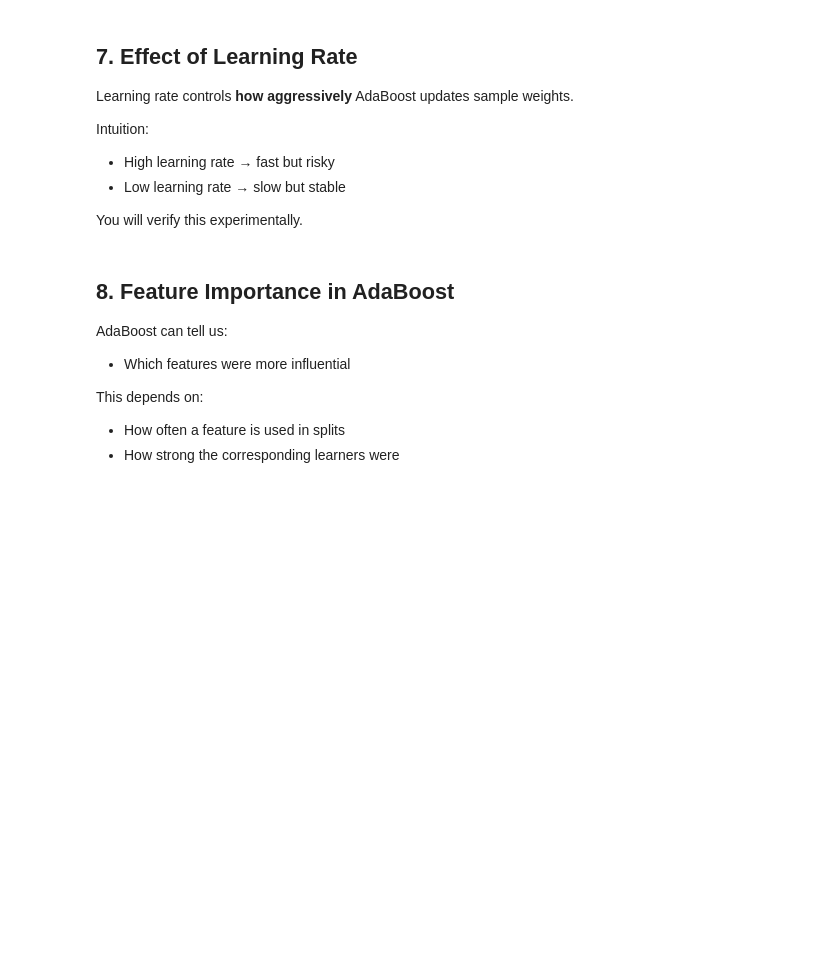
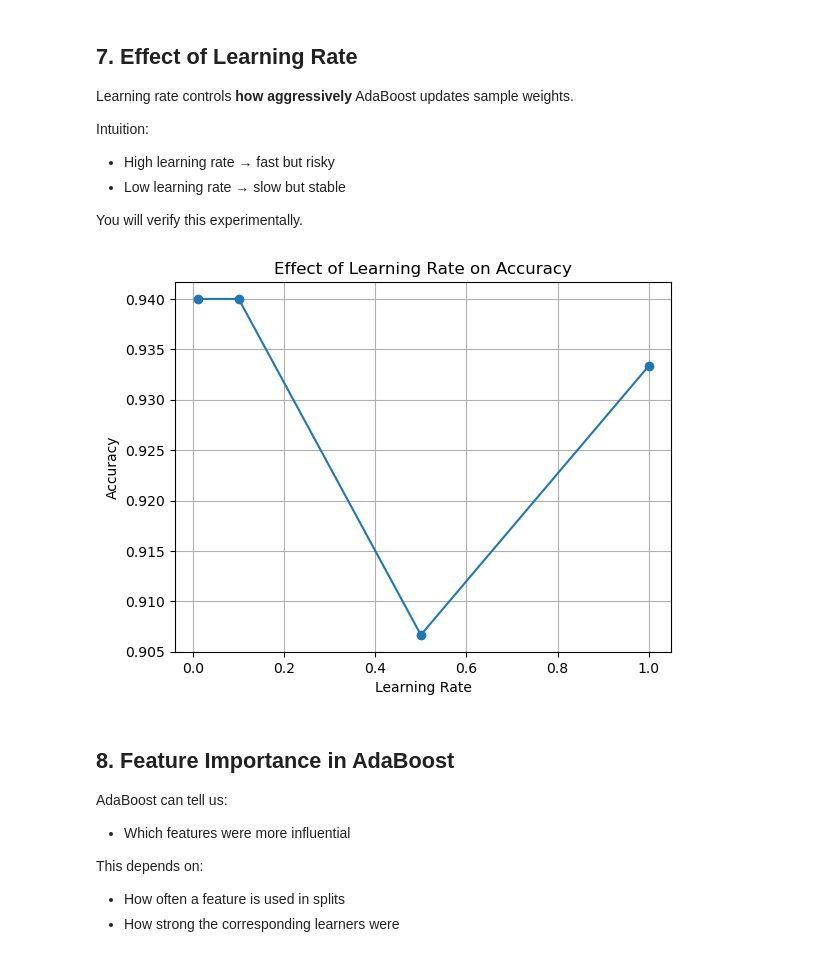
Before and after one commit to Tanvir-yzu/AI_ML-Expert-With-Phitron-Batch-01, a Jupyter notebook: Machine Learning/Module_20_AdaBoost_Practice.ipynb, the cells around one changed output. Saved outputs shown, nothing was run; the diff lists cells and outputs as text; code cells hidden in the pictures; blank space fills up the shorter version.

```diff
--- a/Machine Learning/Module_20_AdaBoost_Practice.ipynb
+++ b/Machine Learning/Module_20_AdaBoost_Practice.ipynb
@@ -150,8 +238,27 @@ You will verify this experimentally.
 # %%
 # TODO: Experiment with different learning_rate values
 # Example: [0.01, 0.1, 0.5, 1.0]
+# Experiment with different learning_rate values
+learning_rate_values = [0.01, 0.1, 0.5, 1.0]
+accuracies_lr = []
+
+for lr in learning_rate_values:
+    adaboost = AdaBoostClassifier(estimator=DecisionTreeClassifier(max_depth=1), n_estimators=50, learning_rate=lr, random_state=42)
+    adaboost.fit(X_train, y_train)
+    y_pred = adaboost.predict(X_test)
+    accuracy = accuracy_score(y_test, y_pred)
+    accuracies_lr.append(accuracy)
 # %%
 # TODO: Plot learning_rate vs accuracy
+# Plot learning_rate vs accuracy
+plt.plot(learning_rate_values, accuracies_lr, marker='o')
+plt.xlabel('Learning Rate')
+plt.ylabel('Accuracy')
+plt.title('Effect of Learning Rate on Accuracy')
+plt.grid(True)
+plt.show()
+# %% [output]
+[figure, added]
 # %% [markdown]
 
 ## 8. Feature Importance in AdaBoost
```
Also changed, not shown: parts of 14 cells of this notebook.
